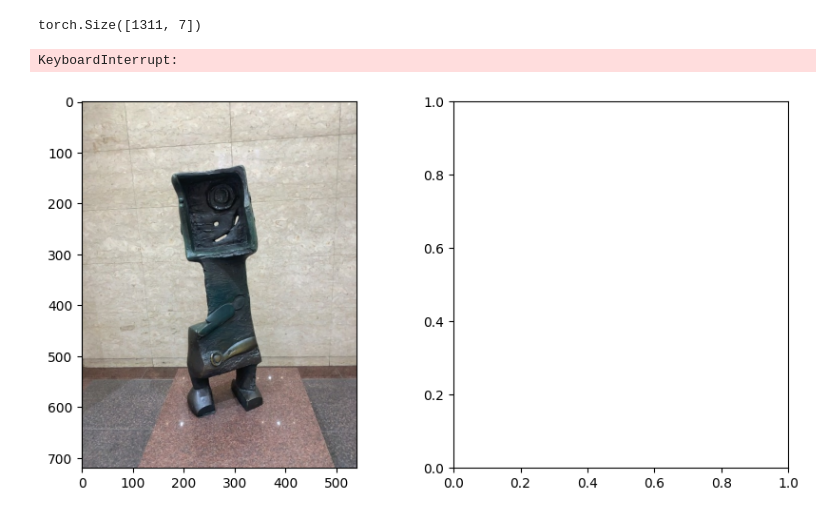
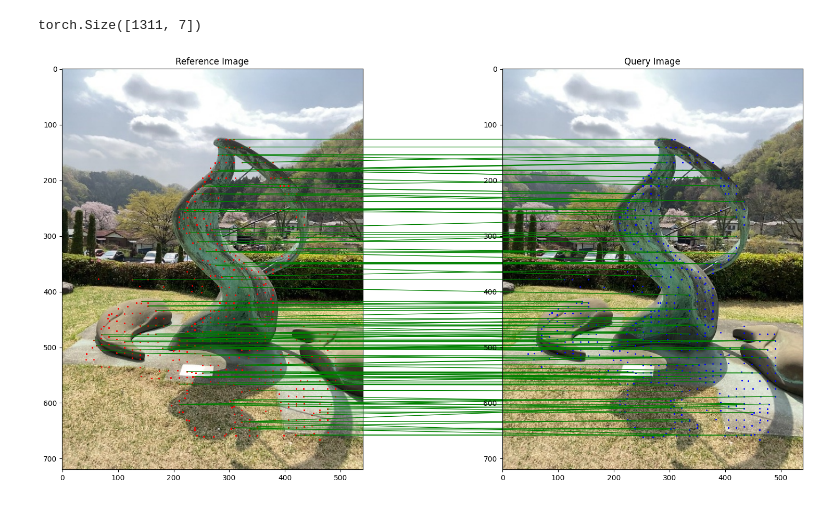
Before and after one commit to BenPrincen/mapfree, a Jupyter notebook: notebooks/visualize.ipynb, the cells around one changed output. Drawn from its saved outputs; the diff is of its cells as text; code cells hidden in the pictures.

```diff
--- a/notebooks/visualize.ipynb
+++ b/notebooks/visualize.ipynb
@@ -23,9 +23,9 @@ from pathlib import Path
 import cv2
 from IPython.display import clear_output
 # %%
-im_path_ref = "../data/toy_example/im0.jpg"
-im_path_dst = "../data/toy_example/im1.jpg"
-intrinsics = "../data/toy_example/intrinsics.txt"
+im_path_ref = "../data/val/s00462/seq1/frame_00001.jpg"
+im_path_dst = "../data/val/s00462/seq1/frame_00002.jpg"
+intrinsics = "../data/val/s00462/intrinsics.txt"
 checkpoint = "../weights/mickey.ckpt"
 config = "../config/MicKey/curriculum_learning.yaml"
 resize = None
@@ -52,8 +52,8 @@ K = read_intrinsics(intrinsics, resize)
 data = {}
 data['image0'] = im0
 data['image1'] = im1
-data['K_color0'] = torch.from_numpy(K['im0.jpg']).unsqueeze(0).to(device)
-data['K_color1'] = torch.from_numpy(K['im1.jpg']).unsqueeze(0).to(device)
+data['K_color0'] = torch.from_numpy(K['seq1/frame_00001.jpg']).unsqueeze(0).to(device)
+data['K_color1'] = torch.from_numpy(K['seq1/frame_00002.jpg']).unsqueeze(0).to(device)
 # %% [output]
 Preparing data...
 # %%
@@ -116,37 +116,35 @@ img_pts = data['inliers_list'][0].detach().cpu()
 # %%
 import matplotlib
 import time
 # Load the image
 reference_img = mpimg.imread(im_path_ref)
 query_img = mpimg.imread(im_path_dst)
 
 def plot_images_correspondences(axis, x, y, color, img, title):
     axis.imshow(img)
     axis.scatter(x, y, color=color, s=1)
     axis.set_title(title)
 
 
 # fig, axes = plt.subplots(1, 2, figsize=(10, 5))
 # # display query and reference images and points
 # plot_images_correspondences(axes[0], img_pts[:, 0], img_pts[:, 1], "red", reference_img, "Reference Image")
 # plot_images_correspondences(axes[1], img_pts[:, 2], img_pts[:, 3], "blue", query_img, "Query Image")
 
 # draw lines connecting points between images
-for j in range(img_pts.shape[0]):
 
-    fig, axes = plt.subplots(1, 2, figsize=(10, 5))
-    plot_images_correspondences(axes[0], img_pts[:, 0], img_pts[:, 1], "red", reference_img, "Reference Image")
-    plot_images_correspondences(axes[1], img_pts[:, 2], img_pts[:, 3], "blue", query_img, "Query Image")
-    for i in range(j + 1):
-
+fig, axes = plt.subplots(1, 2, figsize=(20, 10))
+plot_images_correspondences(axes[0], img_pts[:, 0], img_pts[:, 1], "red", reference_img, "Reference Image")
+plot_images_correspondences(axes[1], img_pts[:, 2], img_pts[:, 3], "blue", query_img, "Query Image")
+for i in range(img_pts.shape[0]):
+    if i % 10 == 0:
         con = matplotlib.patches.ConnectionPatch(xyA=img_pts[i, :2], xyB=img_pts[i, 2:4], coordsA="data", coordsB="data",
                                   axesA=axes[0], axesB=axes[1], color="green")
         axes[1].add_artist(con)
 
-    plt.show()
-    time.sleep(0.5)
-    print("plotting")
-    clear_output(wait=True)
+plt.savefig("test.png")
+# time.sleep(0.5)
+# print("plotting")
+    # clear_output(wait=True)
 # %% [output]
-KeyboardInterrupt:
-[figure, old version]
+[figure, new version]
```
Also changed, not shown: 3 other files.
